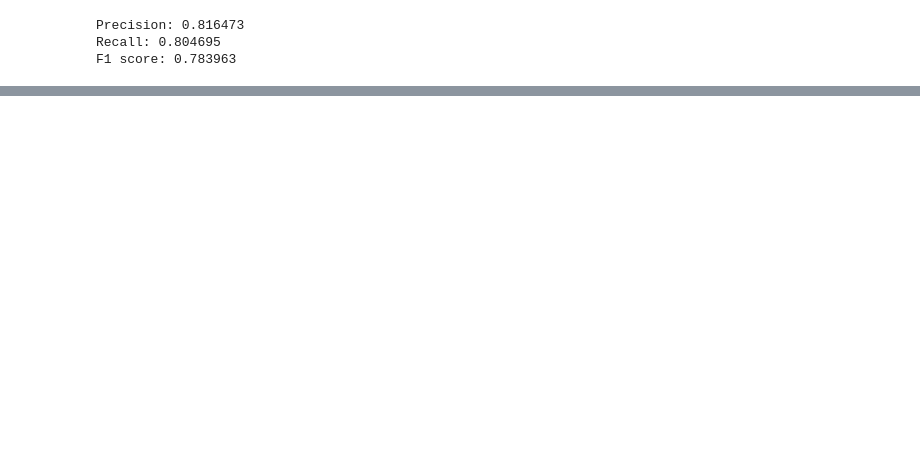
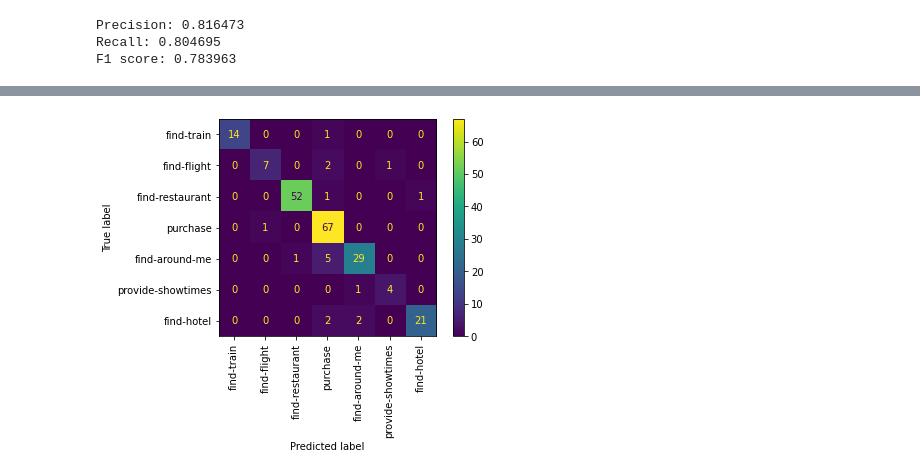
Before and after one commit to bnicol-ensc/IngeLogIAIdiwii, a Jupyter notebook: notebooks/dataVisualisation.ipynb, the cells around one changed output, grey strips where cells are left out. Saved outputs shown, nothing was run; the diff lists cells and outputs as text; code cells hidden in the pictures; blank space fills up the shorter version.

```diff
--- a/notebooks/dataVisualisation.ipynb
+++ b/notebooks/dataVisualisation.ipynb
@@ -91,4 +91,5 @@ testSentence = getSentence(testingData)
 testIntent = getIntent(testingData)
 # %%
 # Making predictions
-resultsMax = makeAllPredictions(testSentence)
+results = makeAllPredictions(testSentence)
+resultsMax = maxPredictions(results)
@@ -114,0 +116,5 @@ globalConfusionMatrix(testIntent, resultsMax)
+# %%
+# Confusion matrix without irrelevant
+plotGlobalConfusionMatrix(testIntent, resultsMax, irrelevant=False)
+# %% [output]
+[figure, added]
```
Also changed, not shown: parts of 9 cells of this notebook, 2 other files.
